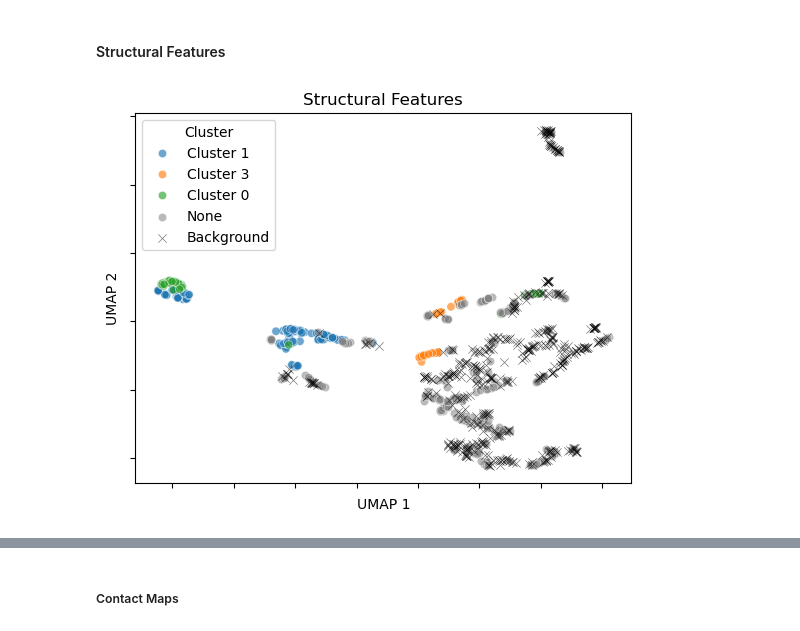
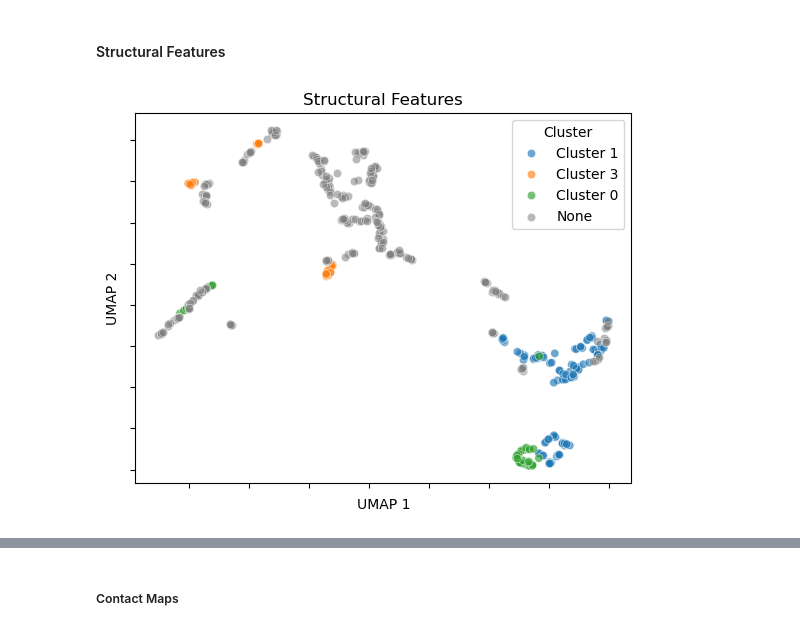
Before and after one commit to benjiemc/tcr-pmhc-predicted-structures, a Jupyter notebook: notebooks/exploring_dash_dataset.ipynb, the cells around one changed output, grey strips where cells are left out. Saved outputs shown, nothing was run; the diff lists cells and outputs as text; code cells hidden in the pictures.

Commit message:
Add structural plots without negative TCRs

```diff
--- a/notebooks/exploring_dash_dataset.ipynb
+++ b/notebooks/exploring_dash_dataset.ipynb
@@ -802,31 +833,40 @@ structure_features = structure_features.merge(
 # %%
 structure_features = structure_features.merge(dash_bmlf, how='outer', left_on='name', right_on='id')
 structure_features['cluster'] = structure_features['cluster'].fillna('Background')
+# %%
+structure_features = structure_features.merge(
+    sequences_with_negatives[['id', 'label']], how='left', left_on='name', right_on='id'
+)
+structure_features_wtihout_background = structure_features.query("cluster != 'Background'")
 # %%
-structure_features_values = structure_features.select_dtypes('number')
-structure_features_values = structure_features_values[
+structure_features_wtihout_background_values = structure_features_wtihout_background.select_dtypes('number')
+structure_features_wtihout_background_values = structure_features_wtihout_background_values[
     [
         column_name
-        for column_name in structure_features_values.columns
+        for column_name in structure_features_wtihout_background_values.columns
         if column_name not in ('count', 'sample', 'seed', 'label')
     ]
 ]
 
-structure_features_values = drop_constant_columns(structure_features_values)
-structure_features_values = structure_features_values.dropna()
+structure_features_wtihout_background_values = drop_constant_columns(structure_features_wtihout_background_values)
+structure_features_wtihout_background_values = structure_features_wtihout_background_values.dropna()
 
-selected_stucture_features = structure_features_values.index
+selected_stucture_features = structure_features_wtihout_background_values.index
 
-structure_features_values = structure_features_values.to_numpy()
+structure_features_wtihout_background_values = structure_features_wtihout_background_values.to_numpy()
 # %%
-structure_features_values_norm = StandardScaler().fit_transform(structure_features_values)
-structure_features_umap = umap.UMAP(n_jobs=1, random_state=123).fit_transform(structure_features_values_norm)
+structure_features_wtihout_background_values_norm = StandardScaler().fit_transform(
+    structure_features_wtihout_background_values
+)
+structure_features_wtihout_background_umap = umap.UMAP(n_jobs=1, random_state=123).fit_transform(
+    structure_features_wtihout_background_values_norm
+)
 # %%
 plot_umap(
-    structure_features_umap,
-    structure_features.loc[selected_stucture_features, 'cluster'].to_numpy(),
+    structure_features_wtihout_background_umap,
+    structure_features_wtihout_background.loc[selected_stucture_features, 'cluster'].to_numpy(),
     title='Structural Features',
 )
 plt.show()
 # %% [output]
-[figure, old version]
+[figure, new version]
```
Also changed, not shown: parts of 30 cells of this notebook.
